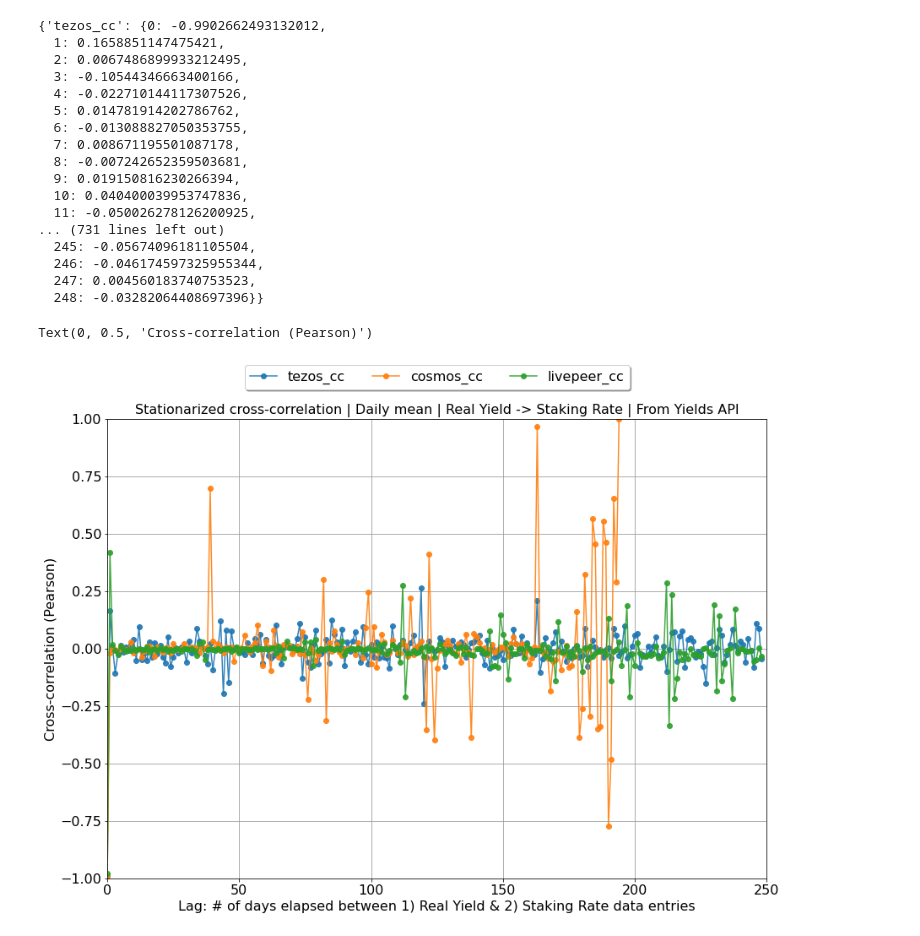
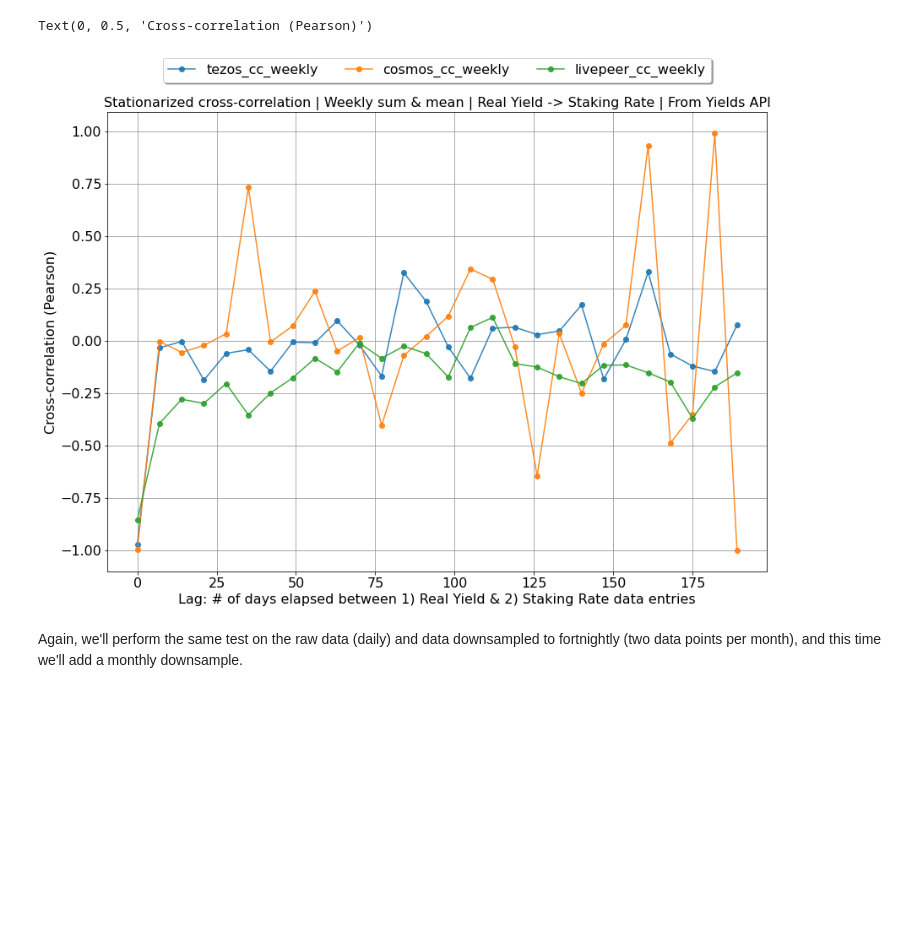
Before and after one commit to arjunhassard/protocol, a Jupyter notebook: data_science_for_parametrization/subsidization_participation_timeseries_analysis.ipynb, the cells around one changed output. Cells and saved outputs as stored; diff of their text form; code cells hidden in the pictures; blank space fills up the shorter version.

```diff
--- a/data_science_for_parametrization/subsidization_participation_timeseries_analysis.ipynb
+++ b/data_science_for_parametrization/subsidization_participation_timeseries_analysis.ipynb
@@ -79,11 +334,13 @@ class LaggedRelationship():
 # %%
-def vizualize(dic):
+def visualize(dic, label):
     for i in dic:
-        plt.plot(*zip(*sorted(dic[i].items())), label = i, alpha=0.9, marker='o')
+        plt.plot(*zip(*sorted(dic[i].items())), label = i+'_'+label, alpha=0.9, marker='o')
     plt.xlabel('Lag: # of days elapsed between 1) Real Yield & 2) Staking Rate data entries', fontsize=16)
     plt.xticks(fontsize=16)
     plt.yticks(fontsize=16)
     plt.legend(loc='lower center', bbox_to_anchor=(0.5, 1.05),
           ncol=3, fancybox=True, shadow=True, fontsize=16)
-    plt.axis([0, 250, -1,1])
     plt.grid(b=True, which='major', color='#999999', linestyle='-')
+    fig_size = plt.rcParams["figure.figsize"]
+    fig_size[0] = 14
+    fig_size[1] = 10
@@ -90,3 +449,27 @@ def vizualize(dic):
+# %%
+networks = {}
+networks['tezos'] = pd.read_csv(r'tezos_09142020.csv', usecols=['real_yield', 'staking_rate', 'timestamp'], index_col='timestamp', parse_dates=True)
+networks['cosmos'] = pd.read_csv(r'cosmos_02072020.csv', usecols=['real_yield', 'staking_rate', 'timestamp'],index_col='timestamp', parse_dates=True)
+networks['livepeer'] = pd.read_csv(r'livepeer_09142020.csv', usecols=['real_yield', 'staking_rate', 'timestamp'],index_col='timestamp', parse_dates=True)
+
+cc_w = {}
+for net in networks:
+    st = CleanStationarize(networks[net])
+    st.ipl()
+    st.detrend()
+    st.diff()
+    networks[net] = networks[net].resample('W').agg(dict(real_yield='sum', staking_rate='mean'))
+    lr = LaggedRelationship(networks[net], 0, int(200/7), 'real_yield', 'staking_rate', 7)
+    cc_w['%s_cc'%net] = lr.lag_cross_corr()
+# %%
+visualize(cc_w, label='weekly')
+plt.title('Stationarized cross-correlation | Weekly sum & mean | Real Yield -> Staking Rate | From Yields API', fontsize=16)
+plt.ylabel('Cross-correlation (Pearson)', fontsize=16)
+# %% [output]
+Text(0, 0.5, 'Cross-correlation (Pearson)')
+[figure, added]
+# %% [markdown]
+Again, we'll perform the same test on the raw data (daily) and data downsampled to fortnightly (two data points per month), and this time we'll add a monthly downsample.
 # %%
 networks = {}
 
@@ -94,41 +477,15 @@ networks['tezos'] = pd.read_csv(r'tezos_09142020.csv', usecols=['real_yield', 's
 networks['cosmos'] = pd.read_csv(r'cosmos_02072020.csv', usecols=['real_yield', 'staking_rate', 'timestamp'],index_col='timestamp', parse_dates=True)
 networks['livepeer'] = pd.read_csv(r'livepeer_09142020.csv', usecols=['real_yield', 'staking_rate', 'timestamp'],index_col='timestamp', parse_dates=True)
 
-cc = {}
+cc_d = {}
 for net in networks:
     st = CleanStationarize(networks[net])
     st.ipl()
     st.detrend()
     st.diff()
     networks[net] = networks[net].resample('D').agg(dict(real_yield='sum', staking_rate='mean'))
-    lr = LaggedRelationship(networks[net], 0, 249, 'real_yield', 'staking_rate', 1)
-    cc['%s_cc'%net] = lr.lag_cross_corr()
-cc
+    lr = LaggedRelationship(networks[net], 0, 200, 'real_yield', 'staking_rate', 1)
+    cc_d['%s_cc'%net] = lr.lag_cross_corr()
-# %% [output]
-{'tezos_cc': {0: -0.9902662493132012,
-  1: 0.1658851147475421,
-  2: 0.0067486899933212495,
-  3: -0.10544346663400166,
-  4: -0.022710144117307526,
-  5: 0.014781914202786762,
-  6: -0.013088827050353755,
-  7: 0.008671195501087178,
-  8: -0.007242652359503681,
-  9: 0.019150816230266394,
-  10: 0.040400039953747836,
-  11: -0.050026278126200925,
-... (731 lines left out)
-  245: -0.05674096181105504,
-  246: -0.046174597325955344,
-  247: 0.004560183740753523,
-  248: -0.03282064408697396}}
-# %%
-vizualize(cc)
-plt.title('Stationarized cross-correlation | Daily mean | Real Yield -> Staking Rate | From Yields API', fontsize=16)
-plt.ylabel('Cross-correlation (Pearson)', fontsize=16)
-# %% [output]
-Text(0, 0.5, 'Cross-correlation (Pearson)')
-[figure, removed]
 # %%
 networks = {}
 
```
Also changed, not shown: parts of 33 cells of this notebook.
